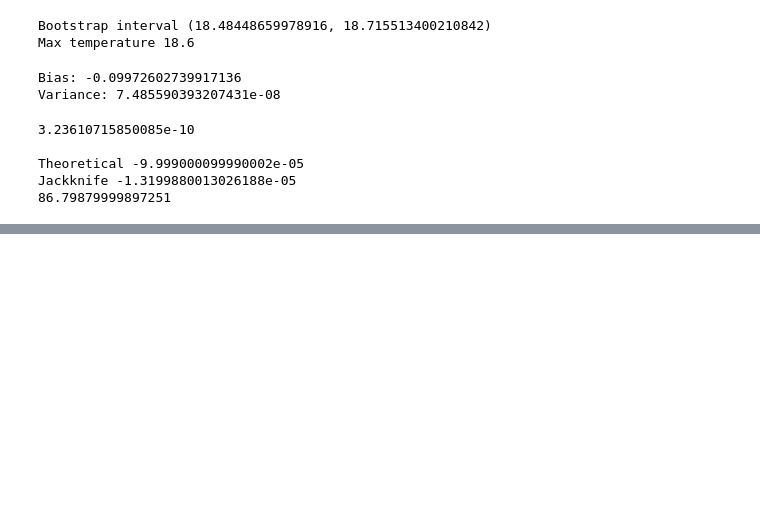
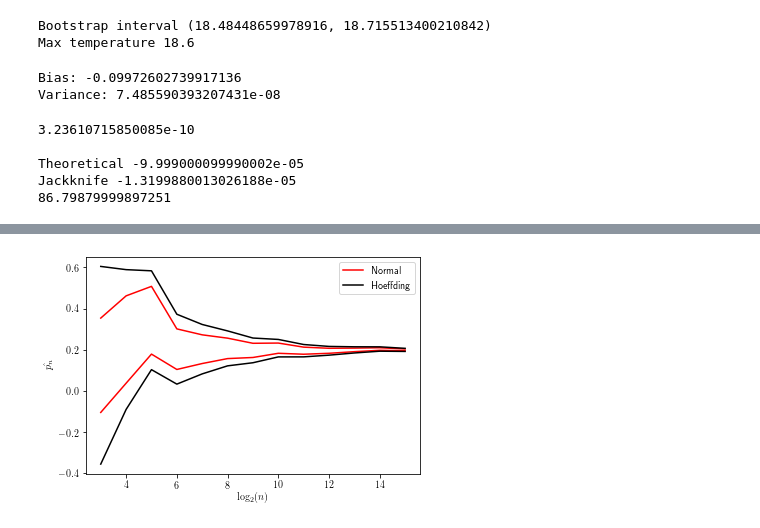
Before and after one commit to Daples/mathematical-engineering, a Jupyter notebook: 201/non-parametric-statistics/workshop-code.ipynb, the cells around one changed output, grey strips where cells are left out. Drawn from its saved outputs; the diff is of its cells as text; code cells hidden in the pictures; blank space fills up the shorter version.

```diff
--- a/201/non-parametric-statistics/workshop-code.ipynb
+++ b/201/non-parametric-statistics/workshop-code.ipynb
@@ -453,0 +494,40 @@ analysis_outliers(damaged_sample, dist1='foldcauchy', dist2='tukeylambda', dist3
+# %%
+# Generation of Bernoulli Data
+power = list(range(3, 16))
+ns = [2**i for i in power]
+bns = []
+for n in ns:
+    bns.append(st.bernoulli.rvs(0.2, size=n))
+# %%
+# Analysis
+alpha = 0.05
+z_alpha = st.norm.ppf(1 - alpha / 2)
+
+# Finding bands
+lower = []
+upper = []
+
+lower_alt = []
+upper_alt = []
+for bn in bns:
+    p_hat = bn.mean()
+    upper.append(p_hat + z_alpha * np.sqrt((p_hat * (1 - p_hat) / len(bn))))
+    lower.append(p_hat - z_alpha * np.sqrt((p_hat * (1 - p_hat) / len(bn))))
+
+    upper_alt.append(p_hat + np.sqrt(np.log(2 / alpha) / (2 * len(bn))))
+    lower_alt.append(p_hat - np.sqrt(np.log(2 / alpha) / (2 * len(bn))))
+
+# Plotting bands
+plt.plot(power, upper, 'r')
+plt.plot(power, lower, 'r', label="Normal")
+
+plt.plot(power, upper_alt, 'k')
+plt.plot(power, lower_alt, 'k', label="Hoeffding")
+plt.legend()
+plt.xlabel("$\log_2(n)$")
+plt.ylabel("$\hat{p_n}$")
+
+plt.savefig(dir_fig("bernoulli_bands.pdf"), bbox_inches='tight')
+plt.show()
+# %% [output]
+[figure, added]
```
Also changed, not shown: parts of 10 cells of this notebook, 27 other files.
